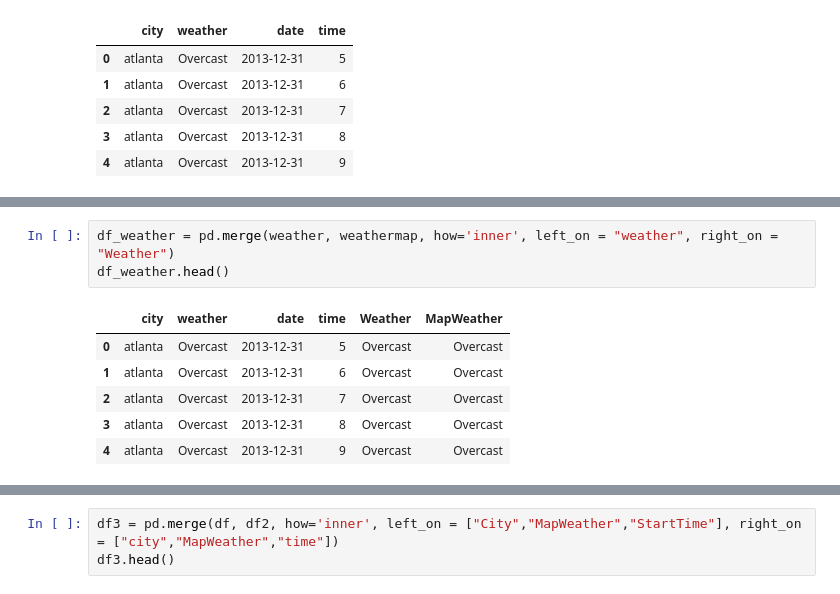
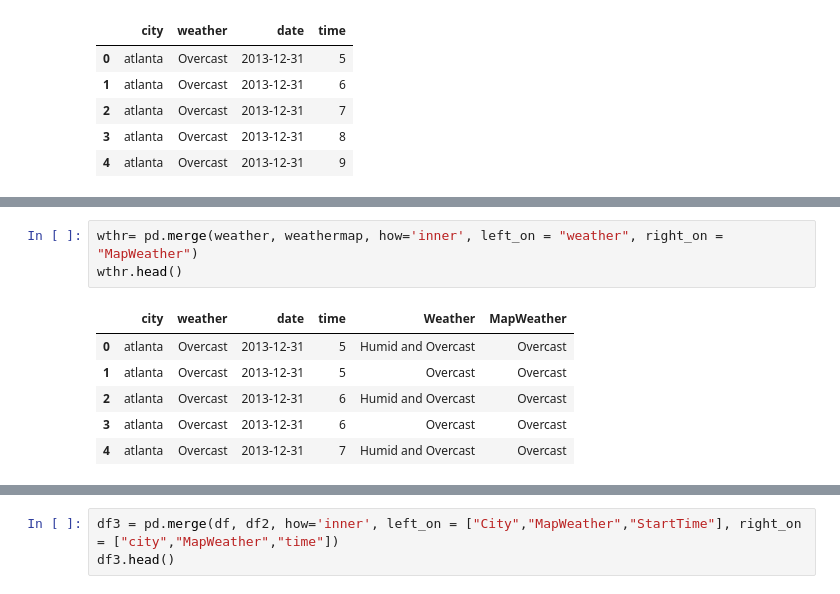
Before and after one commit to Trippl7777/Project_2, a Jupyter notebook: plots/Data Analsyis/glms.ipynb, the cells around one changed output, grey strips where cells are left out. Cells and saved outputs as stored; diff of their text form.

```diff
--- a/plots/Data Analsyis/glms.ipynb
+++ b/plots/Data Analsyis/glms.ipynb
@@ -55,10 +62,10 @@ weathermap.head()
 # %%
-df_weather = pd.merge(weather, weathermap, how='inner', left_on = "weather", right_on = "Weather")
-df_weather.head()
+wthr= pd.merge(weather, weathermap, how='inner', left_on = "weather", right_on = "MapWeather")
+wthr.head()
 # %% [output]
 |  | city | weather | date | time | Weather | MapWeather |
-| 0 | atlanta | Overcast | 2013-12-31 | 5 | Overcast | Overcast |
-| 1 | atlanta | Overcast | 2013-12-31 | 6 | Overcast | Overcast |
-| 2 | atlanta | Overcast | 2013-12-31 | 7 | Overcast | Overcast |
-| 3 | atlanta | Overcast | 2013-12-31 | 8 | Overcast | Overcast |
-| 4 | atlanta | Overcast | 2013-12-31 | 9 | Overcast | Overcast |
+| 0 | atlanta | Overcast | 2013-12-31 | 5 | Humid and Overcast | Overcast |
+| 1 | atlanta | Overcast | 2013-12-31 | 5 | Overcast | Overcast |
+| 2 | atlanta | Overcast | 2013-12-31 | 6 | Humid and Overcast | Overcast |
+| 3 | atlanta | Overcast | 2013-12-31 | 6 | Overcast | Overcast |
+| 4 | atlanta | Overcast | 2013-12-31 | 7 | Humid and Overcast | Overcast |
```
Also changed, not shown: parts of 15 cells of this notebook, 2 other files.
